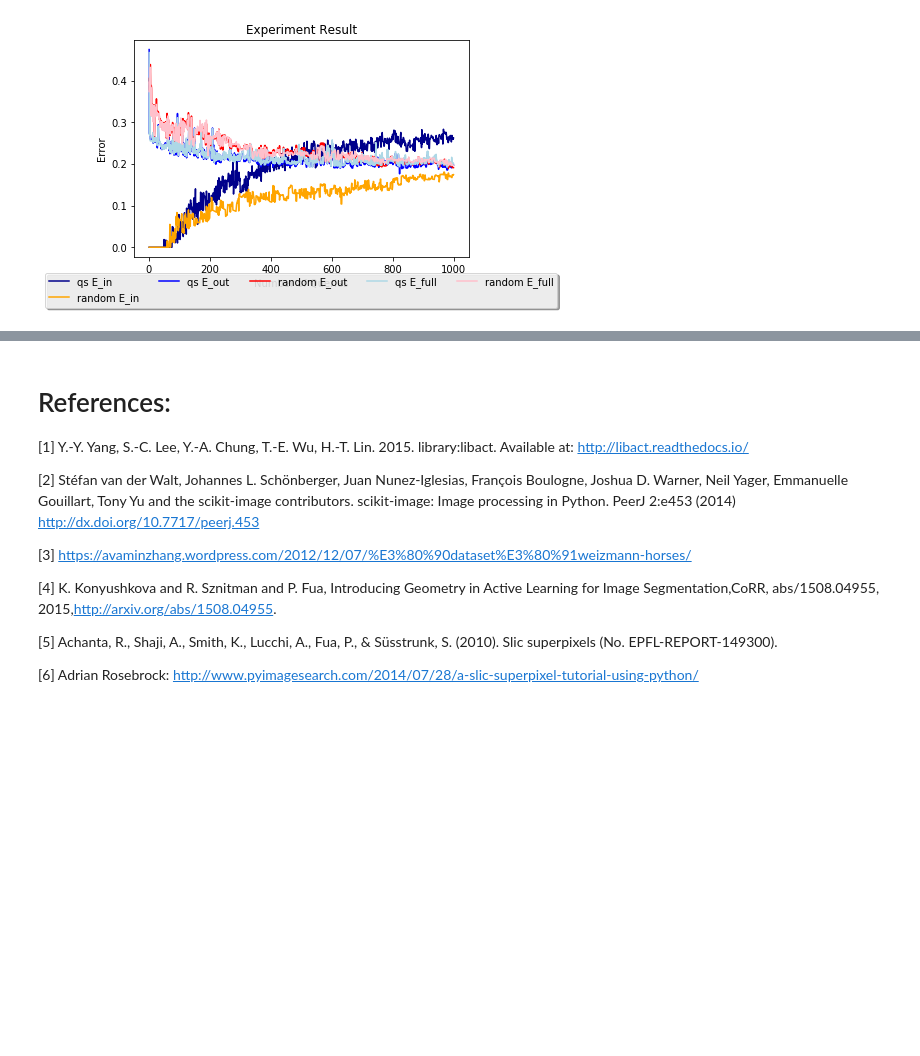
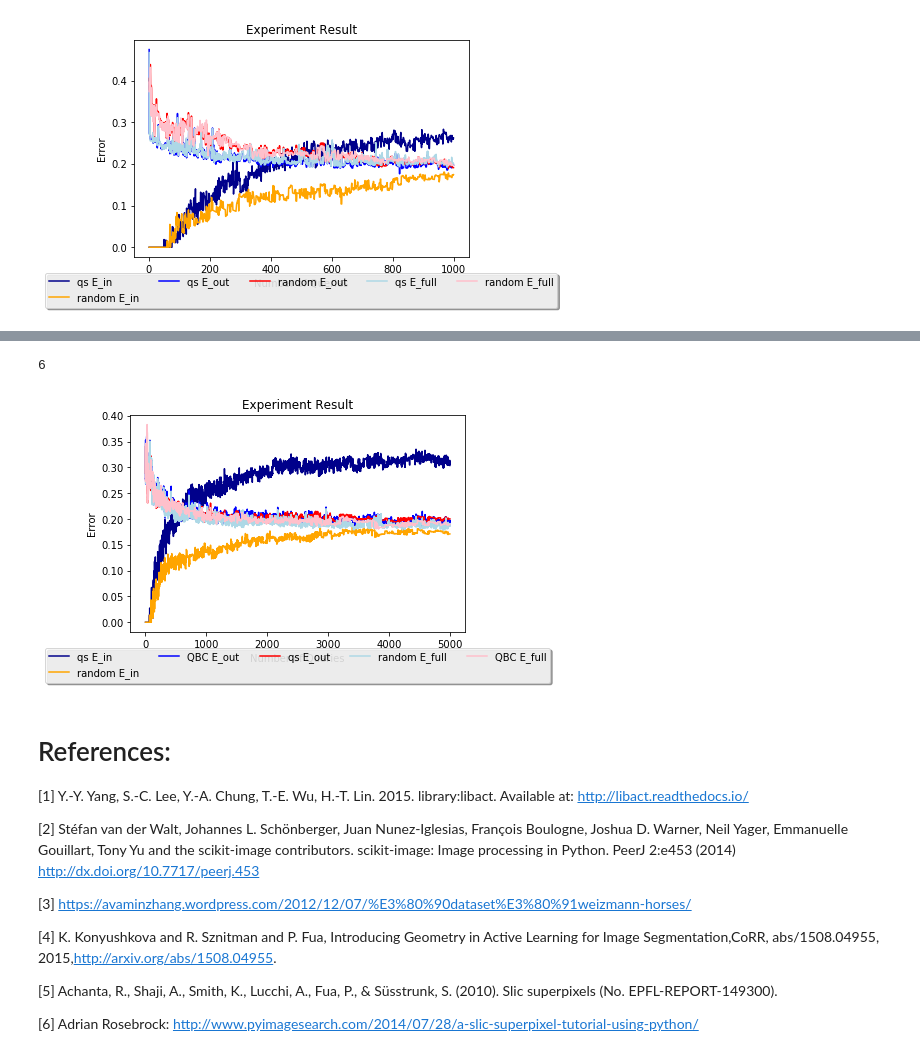
Before and after one commit to piperod/Activelearning-Slic, a Jupyter notebook: ActiveLearning-SuperPixels.ipynb, the cells around one changed output, grey strips where cells are left out. Drawn from its saved outputs; the diff is of its cells as text; code cells hidden in the pictures; blank space fills up the shorter version.

```diff
--- a/ActiveLearning-SuperPixels.ipynb
+++ b/ActiveLearning-SuperPixels.ipynb
@@ -558,3 +636,9 @@ E_in_1
+# %%
+%matplotlib inline
+plotting(experiment)
+# %% [output]
+6
+[figure, added]
 # %% [markdown]
 # References:
 
```
Also changed, not shown: parts of 20 cells of this notebook, 2 other files.
